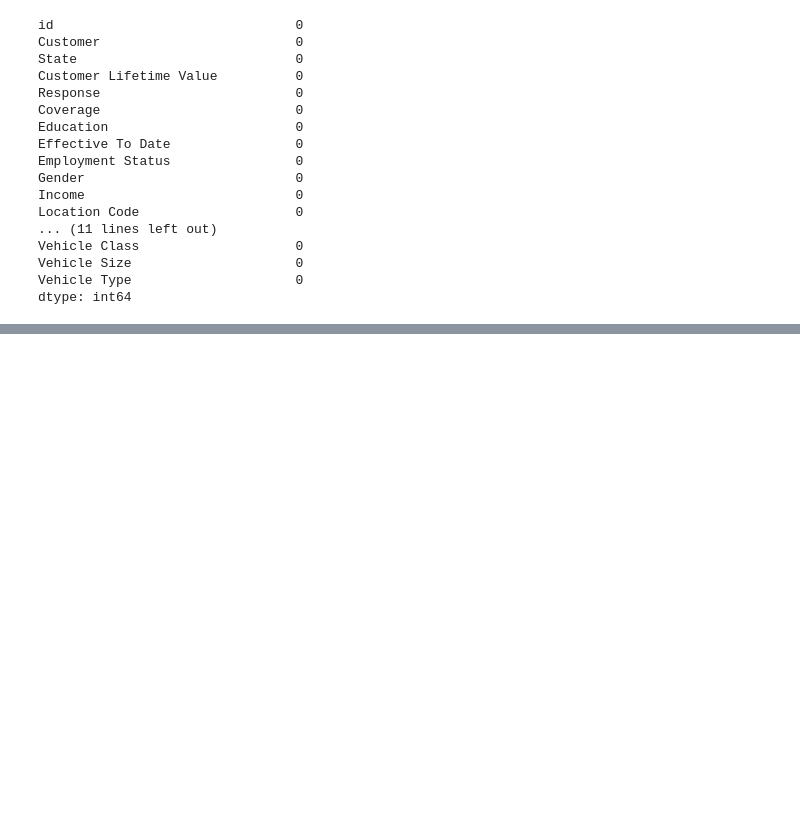
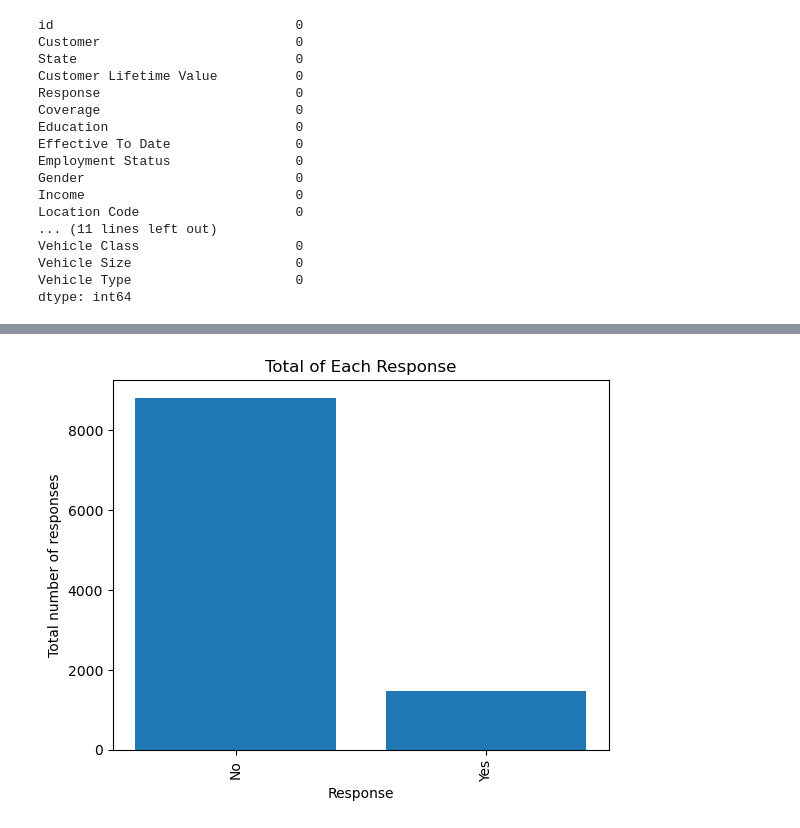
Before and after one commit to TheFriendlyTwin/lab-customer-analysis-round-2, a Jupyter notebook: Lab_Customer Analysis Round 2.ipynb, the cells around one changed output, grey strips where cells are left out. Saved outputs shown, nothing was run; the diff lists cells and outputs as text; code cells hidden in the pictures; blank space fills up the shorter version.

```diff
--- a/Lab_Customer Analysis Round 2.ipynb
+++ b/Lab_Customer Analysis Round 2.ipynb
@@ -370,0 +429,21 @@ warning: in the working copy of 'Untitled.ipynb', LF will be replaced by CRLF th
+# %%
+#3. Show a plot of the total number of responses.
+
+#Importing matplot library
+import matplotlib.pyplot as plt
+
+#Counting the frequency of each response (No and Yes)
+response_counts = df['Response'].value_counts()
+
+#Creating the plot
+plt.bar(response_counts.index, response_counts.values)
+plt.xlabel('Response')
+plt.ylabel('Total number of responses')
+plt.title('Total of Each Response')
+plt.xticks(rotation=90)
+plt.show()
+
+#Displaying the plot
+plt.show()
+# %% [output]
+[figure, added]
```
Also changed, not shown: parts of 15 cells of this notebook.
